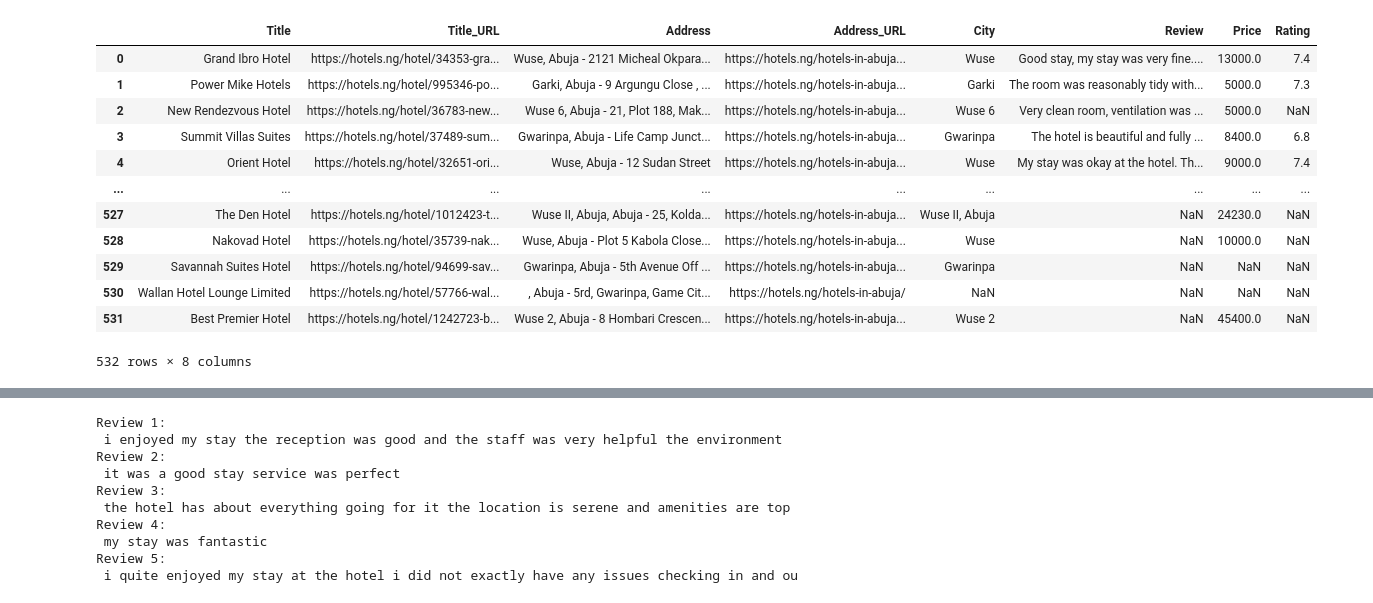
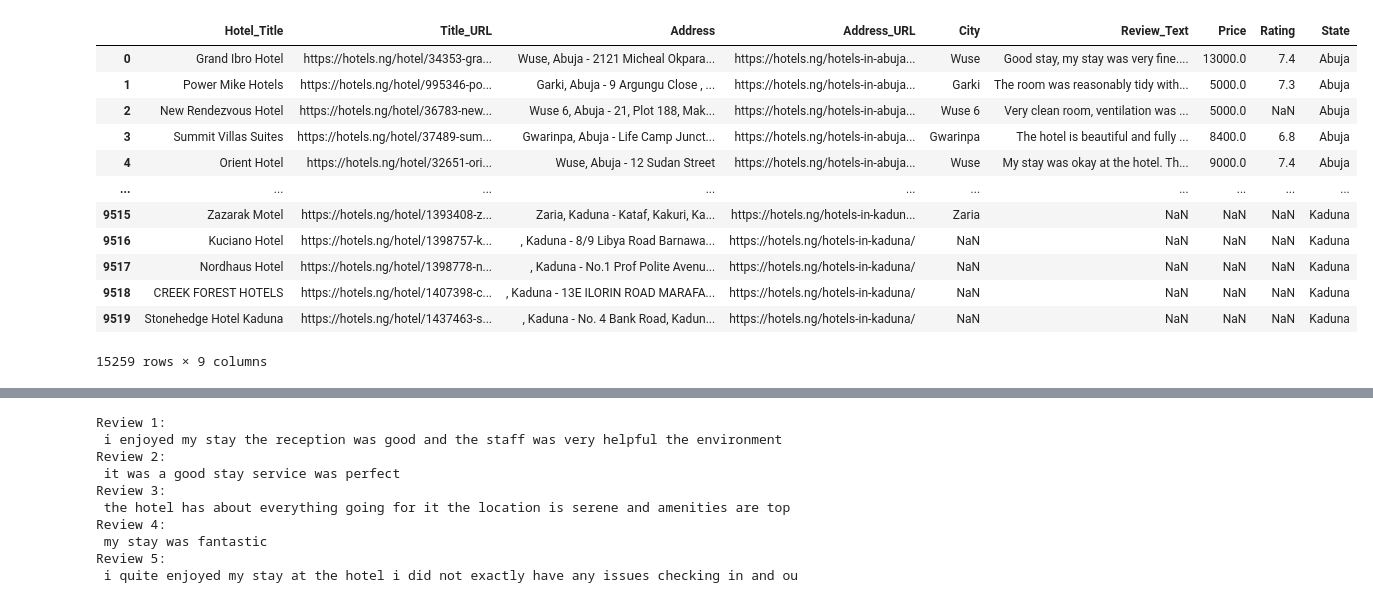
Before and after one commit to TGA-Sept-Cohort-Group-A/Reviews-Project, a Jupyter notebook: Abuja Hotels' Cleaning.ipynb, the cells around one changed output, grey strips where cells are left out. Cells and saved outputs as stored; diff of their text form; code cells hidden in the pictures.

```diff
--- a/Abuja Hotels' Cleaning.ipynb
+++ b/Abuja Hotels' Cleaning.ipynb
@@ -45,24 +70,24 @@ memory usage: 33.4+ KB
 # %%
 # changing the string entries for the 'Price' column to numeric values
-data_set['Price'] = pd.to_numeric(data_set.Price.str.replace('[^\d.]', ''), errors='coerce')
+combined_csv['Price'] = pd.to_numeric(combined_csv.Price.str.replace('[^\d.]', ''), errors='coerce')
 # %%
 # making the same changes to the 'Rating' column
-data_set['Rating'] = pd.to_numeric(data_set.Rating.str.replace('[^\d.]', ''), errors='coerce')
+combined_csv['Rating'] = pd.to_numeric(combined_csv.Rating.str.replace('[^\d.]', ''), errors='coerce')
-# %%
-data_set
-# %% [output]
-|  | Title | Title_URL | Address | Address_URL | City | Review | Price | Rating |
-| 0 | Grand Ibro Hotel | https://hotels.ng/hotel/34353-gra... | Wuse, Abuja - 2121 Micheal Okpara... | https://hotels.ng/hotels-in-abuja... | Wuse | Good stay, my stay was very fine.... | 13000.0 | 7.4 |
-| 1 | Power Mike Hotels | https://hotels.ng/hotel/995346-po... | Garki, Abuja - 9 Argungu Close , ... | https://hotels.ng/hotels-in-abuja... | Garki | The room was reasonably tidy with... | 5000.0 | 7.3 |
-| 2 | New Rendezvous Hotel | https://hotels.ng/hotel/36783-new... | Wuse 6, Abuja - 21, Plot 188, Mak... | https://hotels.ng/hotels-in-abuja... | Wuse 6 | Very clean room, ventilation was ... | 5000.0 | NaN |
-| 3 | Summit Villas Suites | https://hotels.ng/hotel/37489-sum... | Gwarinpa, Abuja - Life Camp Junct... | https://hotels.ng/hotels-in-abuja... | Gwarinpa | The hotel is beautiful and fully ... | 8400.0 | 6.8 |
-| 4 | Orient Hotel | https://hotels.ng/hotel/32651-ori... | Wuse, Abuja - 12 Sudan Street | https://hotels.ng/hotels-in-abuja... | Wuse | My stay was okay at the hotel. Th... | 9000.0 | 7.4 |
-| ... | ... | ... | ... | ... | ... | ... | ... | ... |
-| 527 | The Den Hotel | https://hotels.ng/hotel/1012423-t... | Wuse II, Abuja, Abuja - 25, Kolda... | https://hotels.ng/hotels-in-abuja... | Wuse II, Abuja | NaN | 24230.0 | NaN |
-| 528 | Nakovad Hotel | https://hotels.ng/hotel/35739-nak... | Wuse, Abuja - Plot 5 Kabola Close... | https://hotels.ng/hotels-in-abuja... | Wuse | NaN | 10000.0 | NaN |
-| 529 | Savannah Suites Hotel | https://hotels.ng/hotel/94699-sav... | Gwarinpa, Abuja - 5th Avenue Off ... | https://hotels.ng/hotels-in-abuja... | Gwarinpa | NaN | NaN | NaN |
-| 530 | Wallan Hotel Lounge Limited | https://hotels.ng/hotel/57766-wal... | , Abuja - 5rd, Gwarinpa, Game Cit... | https://hotels.ng/hotels-in-abuja/ | NaN | NaN | NaN | NaN |
-| 531 | Best Premier Hotel | https://hotels.ng/hotel/1242723-b... | Wuse 2, Abuja - 8 Hombari Crescen... | https://hotels.ng/hotels-in-abuja... | Wuse 2 | NaN | 45400.0 | NaN |
-532 rows × 8 columns
+# %%
+combined_csv
+# %% [output]
+|  | Hotel_Title | Title_URL | Address | Address_URL | City | Review_Text | Price | Rating | State |
+| 0 | Grand Ibro Hotel | https://hotels.ng/hotel/34353-gra... | Wuse, Abuja - 2121 Micheal Okpara... | https://hotels.ng/hotels-in-abuja... | Wuse | Good stay, my stay was very fine.... | 13000.0 | 7.4 | Abuja |
+| 1 | Power Mike Hotels | https://hotels.ng/hotel/995346-po... | Garki, Abuja - 9 Argungu Close , ... | https://hotels.ng/hotels-in-abuja... | Garki | The room was reasonably tidy with... | 5000.0 | 7.3 | Abuja |
+| 2 | New Rendezvous Hotel | https://hotels.ng/hotel/36783-new... | Wuse 6, Abuja - 21, Plot 188, Mak... | https://hotels.ng/hotels-in-abuja... | Wuse 6 | Very clean room, ventilation was ... | 5000.0 | NaN | Abuja |
+| 3 | Summit Villas Suites | https://hotels.ng/hotel/37489-sum... | Gwarinpa, Abuja - Life Camp Junct... | https://hotels.ng/hotels-in-abuja... | Gwarinpa | The hotel is beautiful and fully ... | 8400.0 | 6.8 | Abuja |
+| 4 | Orient Hotel | https://hotels.ng/hotel/32651-ori... | Wuse, Abuja - 12 Sudan Street | https://hotels.ng/hotels-in-abuja... | Wuse | My stay was okay at the hotel. Th... | 9000.0 | 7.4 | Abuja |
+| ... | ... | ... | ... | ... | ... | ... | ... | ... | ... |
+| 9515 | Zazarak Motel | https://hotels.ng/hotel/1393408-z... | Zaria, Kaduna - Kataf, Kakuri, Ka... | https://hotels.ng/hotels-in-kadun... | Zaria | NaN | NaN | NaN | Kaduna |
+| 9516 | Kuciano Hotel | https://hotels.ng/hotel/1398757-k... | , Kaduna - 8/9 Libya Road Barnawa... | https://hotels.ng/hotels-in-kaduna/ | NaN | NaN | NaN | NaN | Kaduna |
+| 9517 | Nordhaus Hotel | https://hotels.ng/hotel/1398778-n... | , Kaduna - No.1 Prof Polite Avenu... | https://hotels.ng/hotels-in-kaduna/ | NaN | NaN | NaN | NaN | Kaduna |
+| 9518 | CREEK FOREST HOTELS | https://hotels.ng/hotel/1407398-c... | , Kaduna - 13E ILORIN ROAD MARAFA... | https://hotels.ng/hotels-in-kaduna/ | NaN | NaN | NaN | NaN | Kaduna |
+| 9519 | Stonehedge Hotel Kaduna | https://hotels.ng/hotel/1437463-s... | , Kaduna - No. 4 Bank Road, Kadun... | https://hotels.ng/hotels-in-kaduna/ | NaN | NaN | NaN | NaN | Kaduna |
+15259 rows × 9 columns
 # %%
 # getting the mean of the 'Rating' column and rounding it off to one decimal point
```
Also changed, not shown: parts of 34 cells of this notebook.
